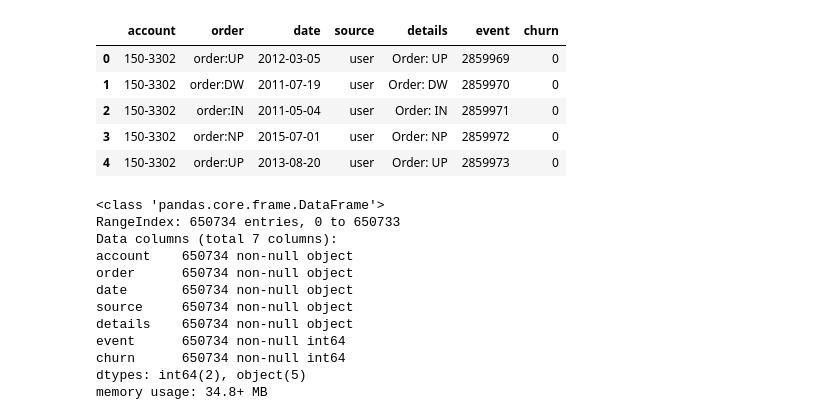
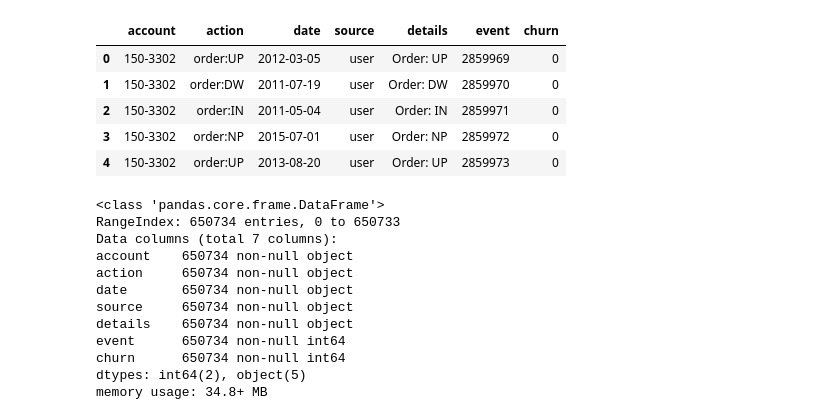
Before and after one commit to yuranich/diplom_data_analysis, a Jupyter notebook: working_with_events.ipynb, the cells around one changed output. Cells and saved outputs as stored; diff of their text form; code cells hidden in the pictures.

```diff
--- a/working_with_events.ipynb
+++ b/working_with_events.ipynb
@@ -3,10 +3,10 @@ import pandas as pd
 # %%
 events = pd.read_csv("events_ful.csv", header=None)
 events.drop(5, axis=1, inplace=True)
-events.columns = ['account', 'order', 'date', 'source', 'details', 'event', 'churn']
+events.columns = ['account', 'action', 'date', 'source', 'details', 'event', 'churn']
 events.head()
 # %% [output]
-|  | account | order | date | source | details | event | churn |
+|  | account | action | date | source | details | event | churn |
 | 0 | 150-3302 | order:UP | 2012-03-05 | user | Order: UP | 2859969 | 0 |
 | 1 | 150-3302 | order:DW | 2011-07-19 | user | Order: DW | 2859970 | 0 |
 | 2 | 150-3302 | order:IN | 2011-05-04 | user | Order: IN | 2859971 | 0 |
@@ -19,7 +19,7 @@ events.info()
 RangeIndex: 650734 entries, 0 to 650733
 Data columns (total 7 columns):
 account    650734 non-null object
-order      650734 non-null object
+action     650734 non-null object
 date       650734 non-null object
 source     650734 non-null object
 details    650734 non-null object
```
Also changed, not shown: parts of 48 cells of this notebook.
